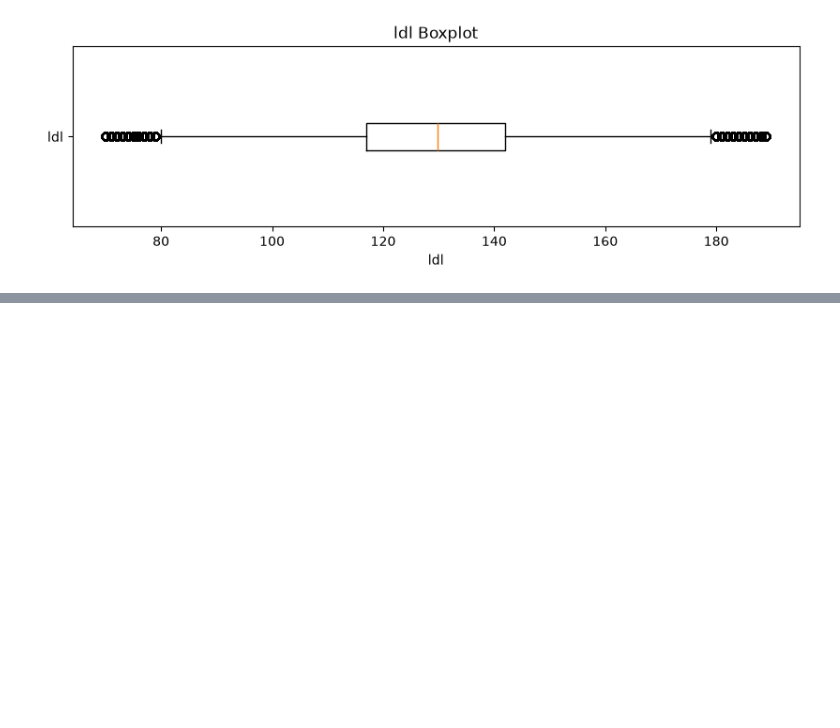
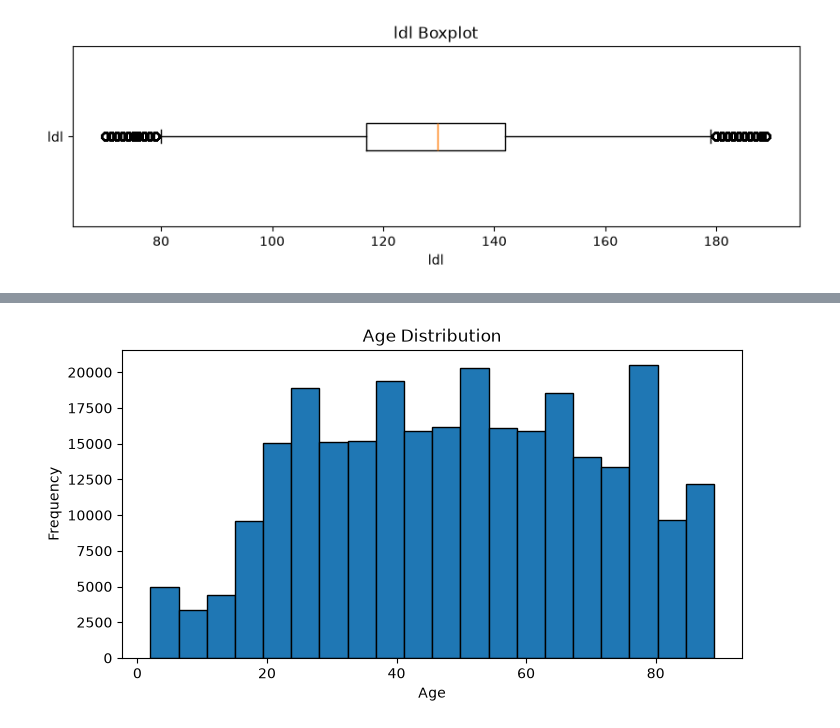
Before and after one commit to fatehbhular/Heart-Disease-Prediction-Model, a Jupyter notebook: notebooks/Task_3_Data Cleansing and Transformation.ipynb, the cells around one changed output, grey strips where cells are left out. Drawn from its saved outputs; the diff is of its cells as text; code cells hidden in the pictures; blank space fills up the shorter version.

```diff
--- a/notebooks/Task_3_Data Cleansing and Transformation.ipynb
+++ b/notebooks/Task_3_Data Cleansing and Transformation.ipynb
@@ -594,0 +732,17 @@ Error:
+# %%
+# Plot the distribution of patient ages
+plt.figure(figsize=(8, 4))
+
+plt.hist(
+    df_clean["age"],
+    bins=20,
+    edgecolor="black"
+)
+
+plt.xlabel("Age")
+plt.ylabel("Frequency")
+plt.title("Age Distribution")
+
+plt.show()
+# %% [output]
+[figure, added]
```
Also changed, not shown: parts of 16 cells of this notebook, 4 other files.
